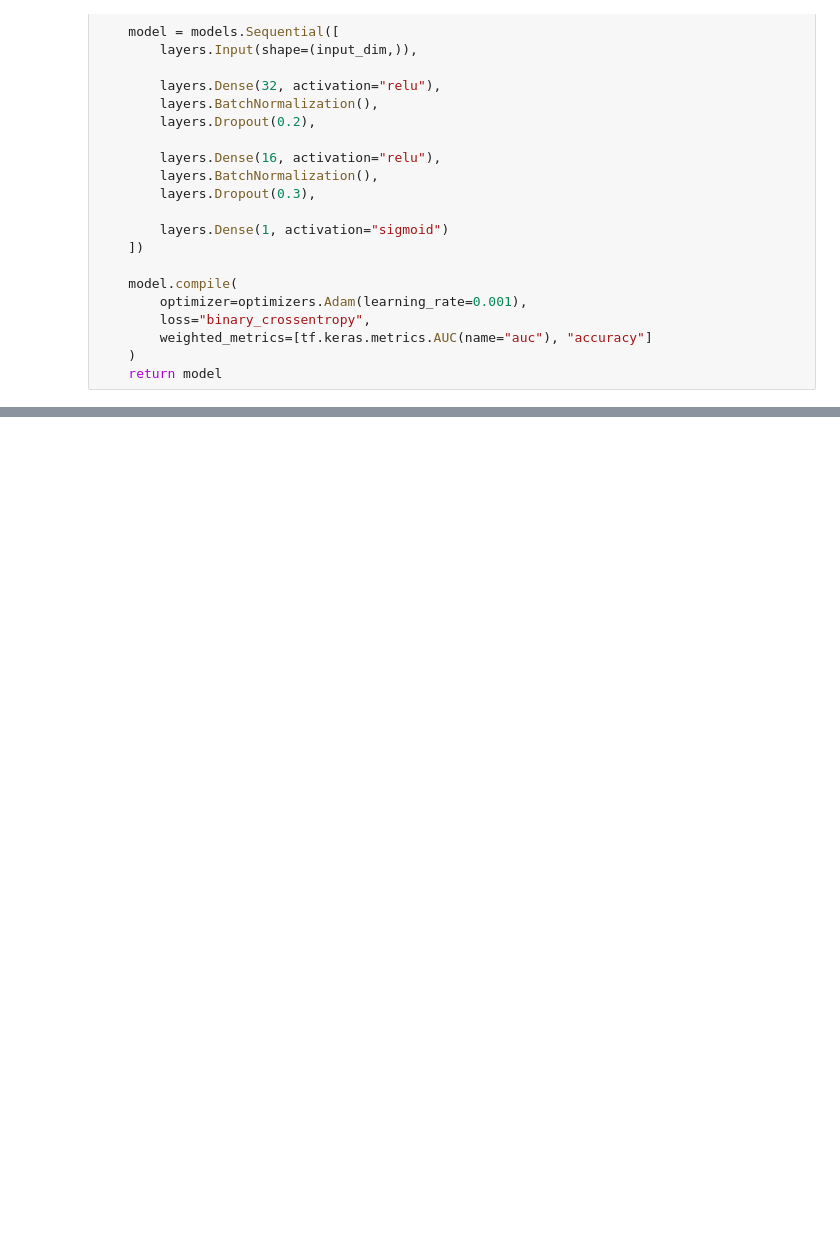
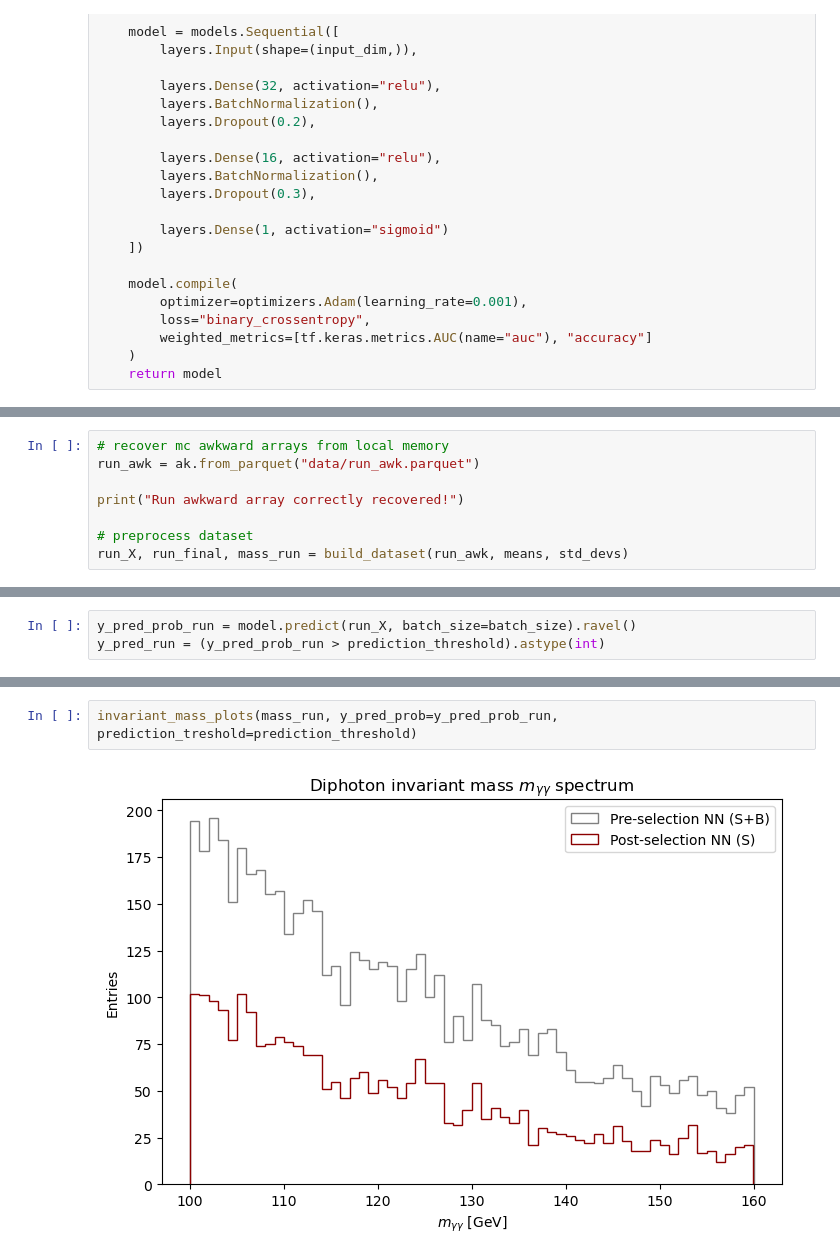
Before and after one commit to alessandrofoglizzo/DAML_project, a Jupyter notebook: Hgammagamma.ipynb, the cells around one changed output, grey strips where cells are left out. Drawn from its saved outputs; the diff is of its cells as text; blank space fills up the shorter version.

```diff
--- a/Hgammagamma.ipynb
+++ b/Hgammagamma.ipynb
@@ -718,0 +728,8 @@ weighted avg       0.66      0.59      0.61    174262
+# %%
+# recover mc awkward arrays from local memory
+run_awk = ak.from_parquet("data/run_awk.parquet")
+
+print("Run awkward array correctly recovered!")
+
+# preprocess dataset
+run_X, run_final, mass_run = build_dataset(run_awk, means, std_devs)
@@ -718,0 +740,3 @@ weighted avg       0.66      0.59      0.61    174262
+# %%
+y_pred_prob_run = model.predict(run_X, batch_size=batch_size).ravel()
+y_pred_run = (y_pred_prob_run > prediction_threshold).astype(int)
@@ -862,0 +895,4 @@ plt.show()
+# %%
+invariant_mass_plots(mass_run, y_pred_prob=y_pred_prob_run, prediction_treshold=prediction_threshold)
+# %% [output]
+[figure, added]
```
Also changed, not shown: parts of 18 cells of this notebook.
